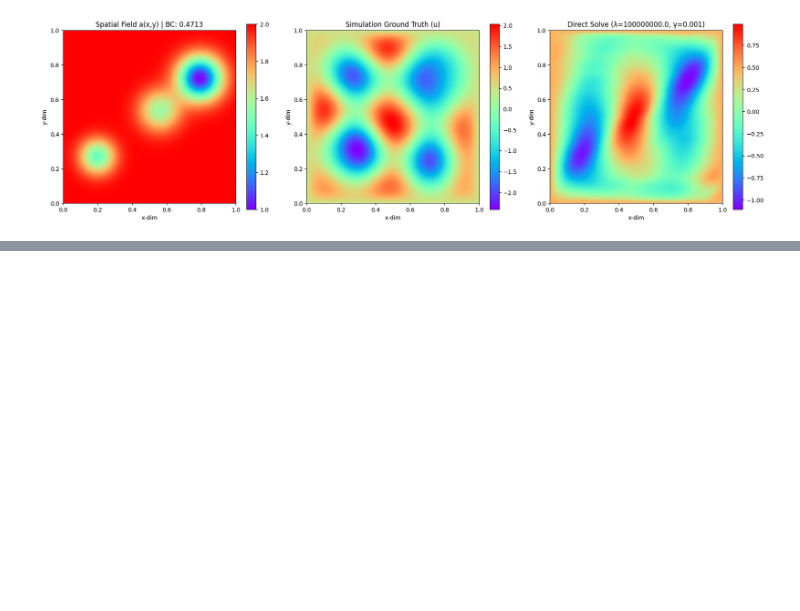
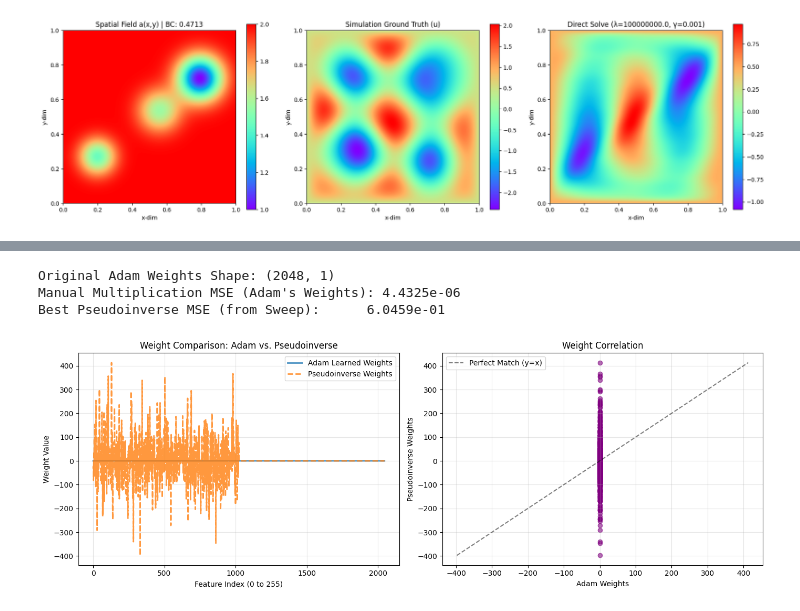
Before and after one commit to wang-yuancheng/piml, a Jupyter notebook: notebooks/helmholtz_solver_single_nolinear_testing_freeze.ipynb, the cells around one changed output, grey strips where cells are left out. Saved outputs shown, nothing was run; the diff lists cells and outputs as text; code cells hidden in the pictures; blank space fills up the shorter version.

```diff
--- a/notebooks/helmholtz_solver_single_nolinear_testing_freeze.ipynb
+++ b/notebooks/helmholtz_solver_single_nolinear_testing_freeze.ipynb
@@ -76,7 +78,7 @@ x_bc = x[bc_all]
 y_bc = y[bc_all]
 bc_val_array = jnp.ones_like(x_bc) * bc_sample
 # %%
-epochs = 1000 # Increased because standard backprop takes longer than direct solve
+epochs = 1000
 M = 512
 hidden_layers = [256, 256, 256, 256]
 
@@ -102,7 +104,7 @@ class FeatureExtractor(nn.Module):
             h = jnp.sin(h)
 
         # NEW: Final linear layer to output the prediction directly
-        u_pred = nn.Dense(1)(h)
+        u_pred = nn.Dense(1, use_bias=False)(h)
         return u_pred
 
 class ConcatFeatureExtractor(nn.Module):
@@ -132,13 +134,12 @@ class ConcatFeatureExtractor(nn.Module):
         combined_h = jnp.concatenate(all_features)
 
         # Final prediction layer sees all 2048 features during training
-        u_pred = nn.Dense(1)(combined_h)
+        u_pred = nn.Dense(1, use_bias=False)(combined_h)
         return u_pred
 
 # Initialize
+# model = FeatureExtractor(hidden_layers=hidden_layers, B_matrix_base=B_matrix_base)
 model = ConcatFeatureExtractor(hidden_layers=hidden_layers, B_matrix_base=B_matrix_base)
-
-# model = FeatureExtractor(hidden_layers=hidden_layers, B_matrix_base=B_matrix_base)
 
 key = jax.random.PRNGKey(0)
 params = model.init(key, jnp.array([0.0]), jnp.array([0.0]))
@@ -497,0 +558,49 @@ plt.show()
+# %%
+w_learned = params['params']['Dense_4']['kernel']
+# b_learned = params['params']['Dense_4']['bias']
+
+print(f"Original Adam Weights Shape: {w_learned.shape}")
+# print(f"Original Adam Bias: {b_learned[0]:.6f}")
+
+H_full = vmap(lambda x_in, y_in: model_frozen.apply(frozen_params, x_in, y_in))(x, y)
+
+# u_pred_manual = (H_full @ w_learned) + b_learned
+u_pred_manual = (H_full @ w_learned)
+
+mse_manual = jnp.mean((u_pred_manual - u_flat) ** 2)
+print(f"Manual Multiplication MSE (Adam's Weights): {mse_manual:.4e}")
+print(f"Best Pseudoinverse MSE (from Sweep):      {best_mse:.4e}")
+
+# ==========================================
+# VISUALIZE THE WEIGHTS (Adam vs. Pseudoinverse)
+# ==========================================
+w_pseudo = best_params_combo['w']
+
+fig, axes = plt.subplots(1, 2, figsize=(14, 5))
+
+axes[0].plot(w_learned, label='Adam Learned Weights', alpha=0.8, linewidth=2)
+axes[0].plot(w_pseudo, label='Pseudoinverse Weights', alpha=0.8, linewidth=2, linestyle='dashed')
+axes[0].set_title("Weight Comparison: Adam vs. Pseudoinverse", fontsize='large')
+axes[0].set_xlabel("Feature Index (0 to 255)")
+axes[0].set_ylabel("Weight Value")
+axes[0].legend()
+axes[0].grid(True, alpha=0.3)
+
+axes[1].scatter(w_learned, w_pseudo, alpha=0.6, color='purple')
+# Add a y=x reference line
+min_val = min(jnp.min(w_learned), jnp.min(w_pseudo))
+max_val = max(jnp.max(w_learned), jnp.max(w_pseudo))
+axes[1].plot([min_val, max_val], [min_val, max_val], 'k--', alpha=0.5, label='Perfect Match (y=x)')
+axes[1].set_title("Weight Correlation", fontsize='large')
+axes[1].set_xlabel("Adam Weights")
+axes[1].set_ylabel("Pseudoinverse Weights")
+axes[1].legend()
+axes[1].grid(True, alpha=0.3)
+
+plt.tight_layout()
+plt.show()
+# %% [output]
+Original Adam Weights Shape: (2048, 1)
+Manual Multiplication MSE (Adam's Weights): 4.4325e-06
+Best Pseudoinverse MSE (from Sweep):      6.0459e-01
+[figure, added]
```
Also changed, not shown: parts of 7 cells of this notebook.
